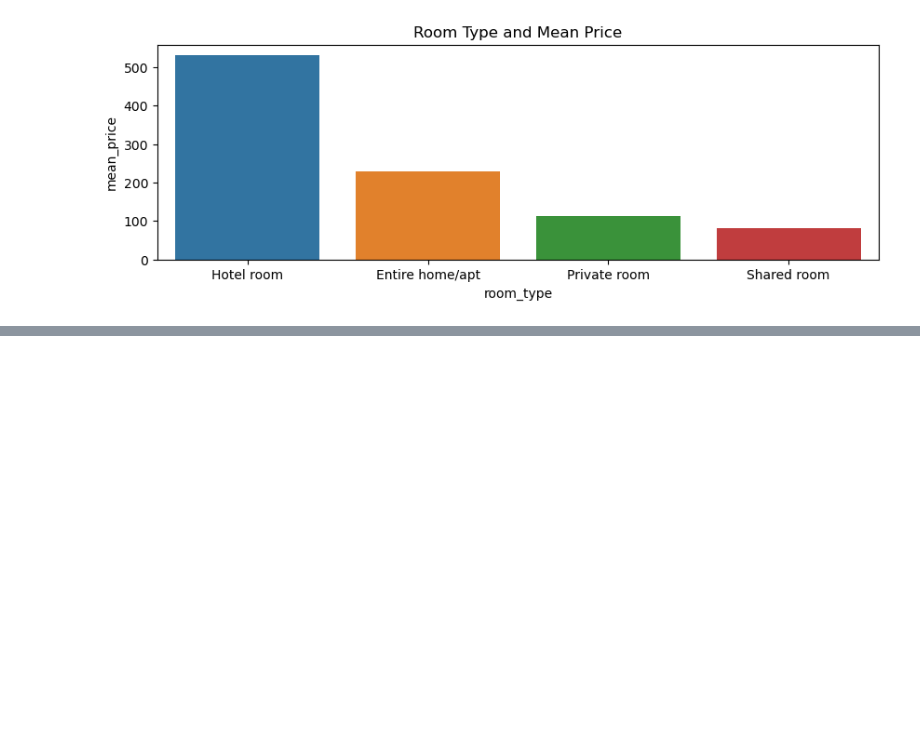
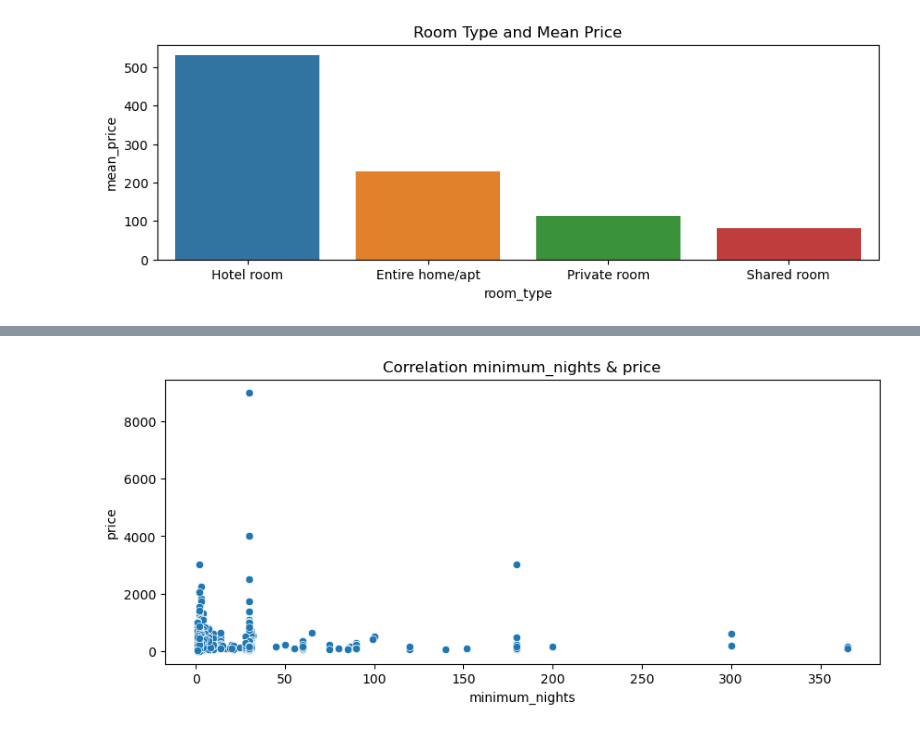
Before and after one commit to sagarbarge/Seattle-Airbnb-Open-Data-, a Jupyter notebook: Seattle Airbnb Open Data - SQL Project.ipynb, the cells around one changed output, grey strips where cells are left out. Cells and saved outputs as stored; diff of their text form; code cells hidden in the pictures; blank space fills up the shorter version.

```diff
--- a/Seattle Airbnb Open Data - SQL Project.ipynb
+++ b/Seattle Airbnb Open Data - SQL Project.ipynb
@@ -402,0 +325,8 @@ plt.show()
+# %%
+# Correlation minimum_nights & price
+plt.figure(figsize=(10,4))
+sns.scatterplot(data=df_lis, x= 'minimum_nights', y= 'price')
+plt.title('Correlation minimum_nights & price')
+plt.show()
+# %% [output]
+[figure, added]
```
Also changed, not shown: parts of 25 cells of this notebook.
